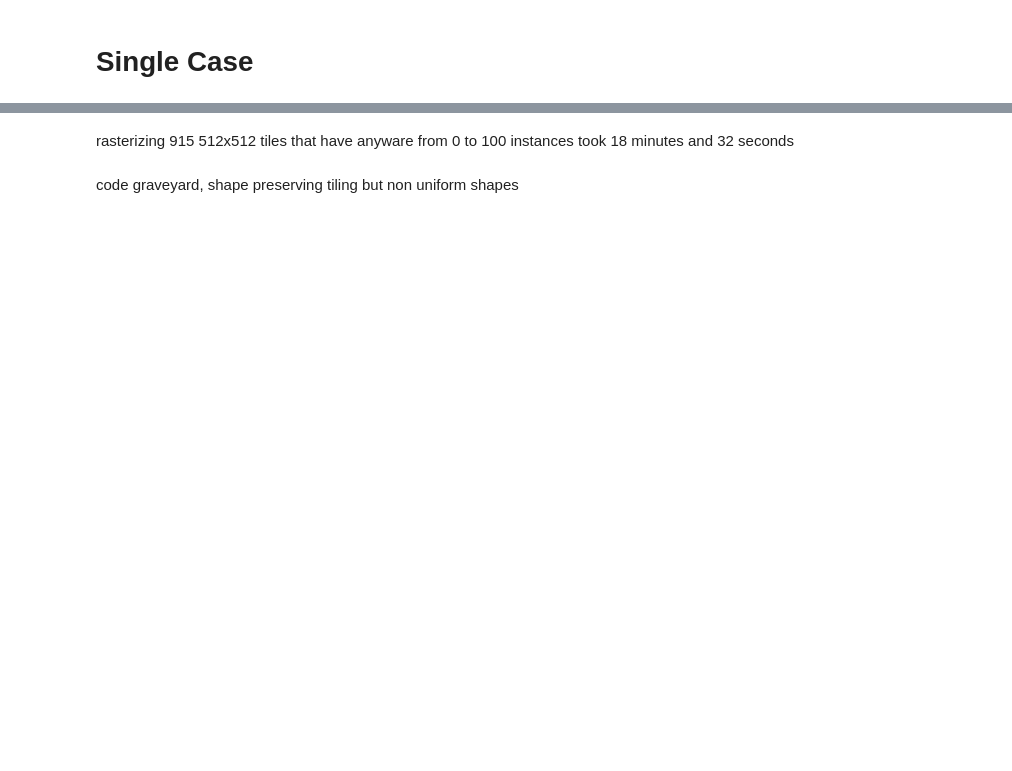
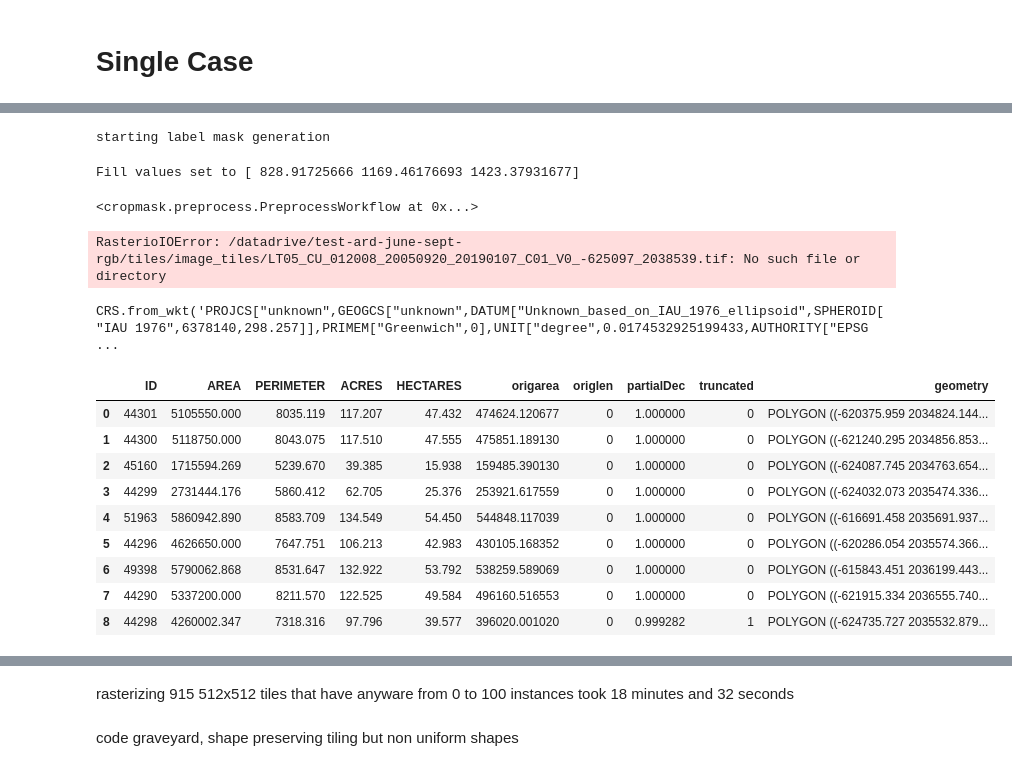
Before and after one commit to ecohydro/Mask_RCNN, a Jupyter notebook: notebooks/run_dask_preprocess.ipynb, the cells around one changed output, grey strips where cells are left out. Saved outputs shown, nothing was run; the diff lists cells and outputs as text; code cells hidden in the pictures; blank space fills up the shorter version.

```diff
--- a/notebooks/run_dask_preprocess.ipynb
+++ b/notebooks/run_dask_preprocess.ipynb
@@ -137,0 +211,6 @@ b = a.stack_and_save_bands()
+# %%
+b.geojsons_to_masks()
+# %% [output]
+starting label mask generation
+Fill values set to [ 828.91725666 1169.46176693 1423.37931677]
+<cropmask.preprocess.PreprocessWorkflow at 0x...>
@@ -137,0 +221,24 @@ b = a.stack_and_save_bands()
+# %%
+src = rio.open("/datadrive/test-ard-june-sept-rgb/tiles/image_tiles/"+"LT05_CU_012008_20050920_20190107_C01_V0_-625097_2038539.tif")
+# %% [output]
+RasterioIOError: /datadrive/test-ard-june-sept-rgb/tiles/image_tiles/LT05_CU_012008_20050920_20190107_C01_V0_-625097_2038539.tif: No such file or directory
+# %%
+src.crs
+# %% [output]
+CRS.from_wkt('PROJCS["unknown",GEOGCS["unknown",DATUM["Unknown_based_on_IAU_1976_ellipsoid",SPHEROID["IAU 1976",6378140,298.257]],PRIMEM["Greenwich",0],UNIT["degree",0.0174532925199433,AUTHORITY["EPSG ...
+# %%
+import geopandas
+ex = geopandas.read_file("/datadrive/test-ard-june-sept-rgb/tiles/geojson_tiles/"+"LT05_CU_012008_20050920_20190107_C01_V0_-625097_2038539.geojson")
+# %%
+ex
+# %% [output]
+|  | ID | AREA | PERIMETER | ACRES | HECTARES | origarea | origlen | partialDec | truncated | geometry |
+| 0 | 44301 | 5105550.000 | 8035.119 | 117.207 | 47.432 | 474624.120677 | 0 | 1.000000 | 0 | POLYGON ((-620375.959 2034824.144... |
+| 1 | 44300 | 5118750.000 | 8043.075 | 117.510 | 47.555 | 475851.189130 | 0 | 1.000000 | 0 | POLYGON ((-621240.295 2034856.853... |
+| 2 | 45160 | 1715594.269 | 5239.670 | 39.385 | 15.938 | 159485.390130 | 0 | 1.000000 | 0 | POLYGON ((-624087.745 2034763.654... |
+| 3 | 44299 | 2731444.176 | 5860.412 | 62.705 | 25.376 | 253921.617559 | 0 | 1.000000 | 0 | POLYGON ((-624032.073 2035474.336... |
+| 4 | 51963 | 5860942.890 | 8583.709 | 134.549 | 54.450 | 544848.117039 | 0 | 1.000000 | 0 | POLYGON ((-616691.458 2035691.937... |
+| 5 | 44296 | 4626650.000 | 7647.751 | 106.213 | 42.983 | 430105.168352 | 0 | 1.000000 | 0 | POLYGON ((-620286.054 2035574.366... |
+| 6 | 49398 | 5790062.868 | 8531.647 | 132.922 | 53.792 | 538259.589069 | 0 | 1.000000 | 0 | POLYGON ((-615843.451 2036199.443... |
+| 7 | 44290 | 5337200.000 | 8211.570 | 122.525 | 49.584 | 496160.516553 | 0 | 1.000000 | 0 | POLYGON ((-621915.334 2036555.740... |
+| 8 | 44298 | 4260002.347 | 7318.316 | 97.796 | 39.577 | 396020.001020 | 0 | 0.999282 | 1 | POLYGON ((-624735.727 2035532.879... |
```
Also changed, not shown: parts of 32 cells of this notebook, 3 other files.
